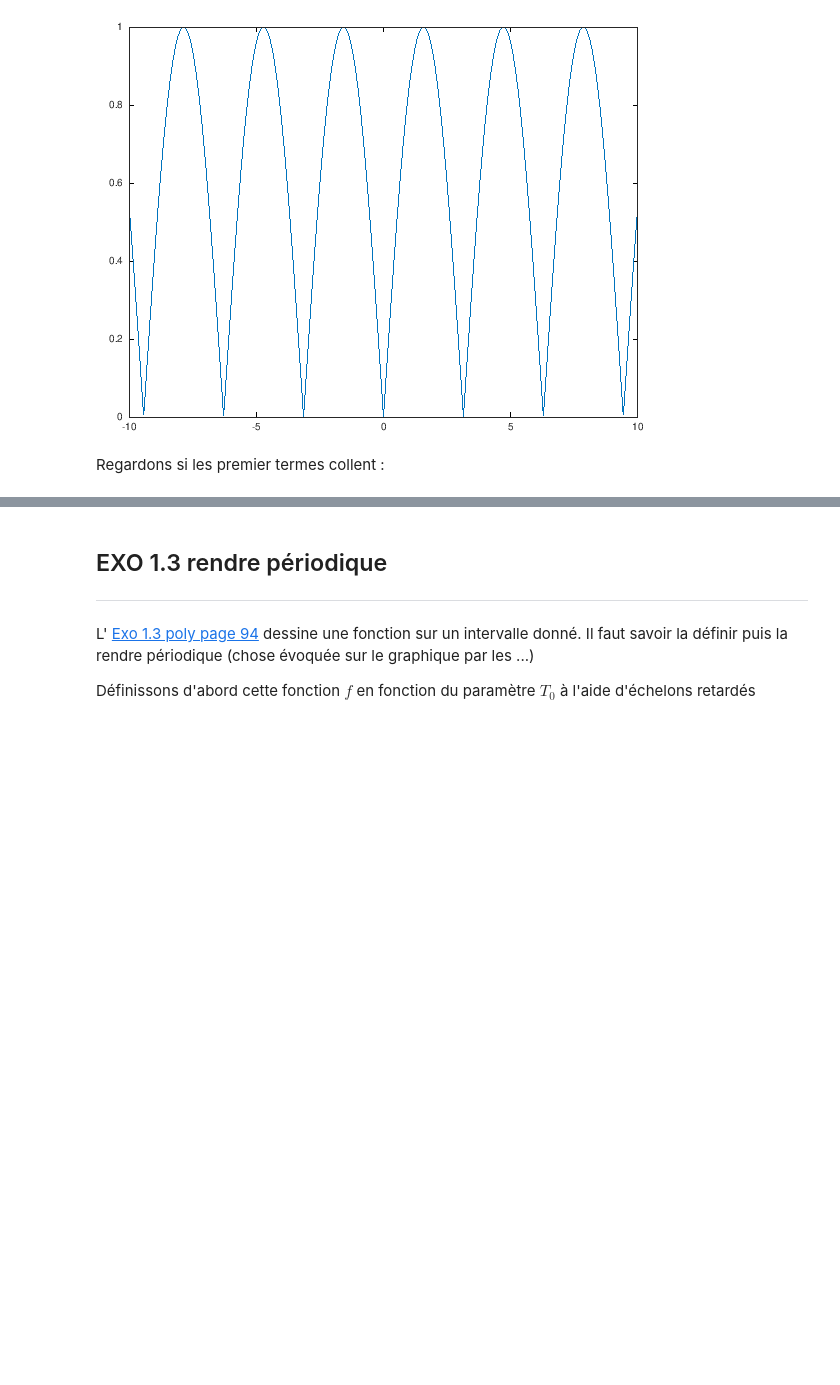
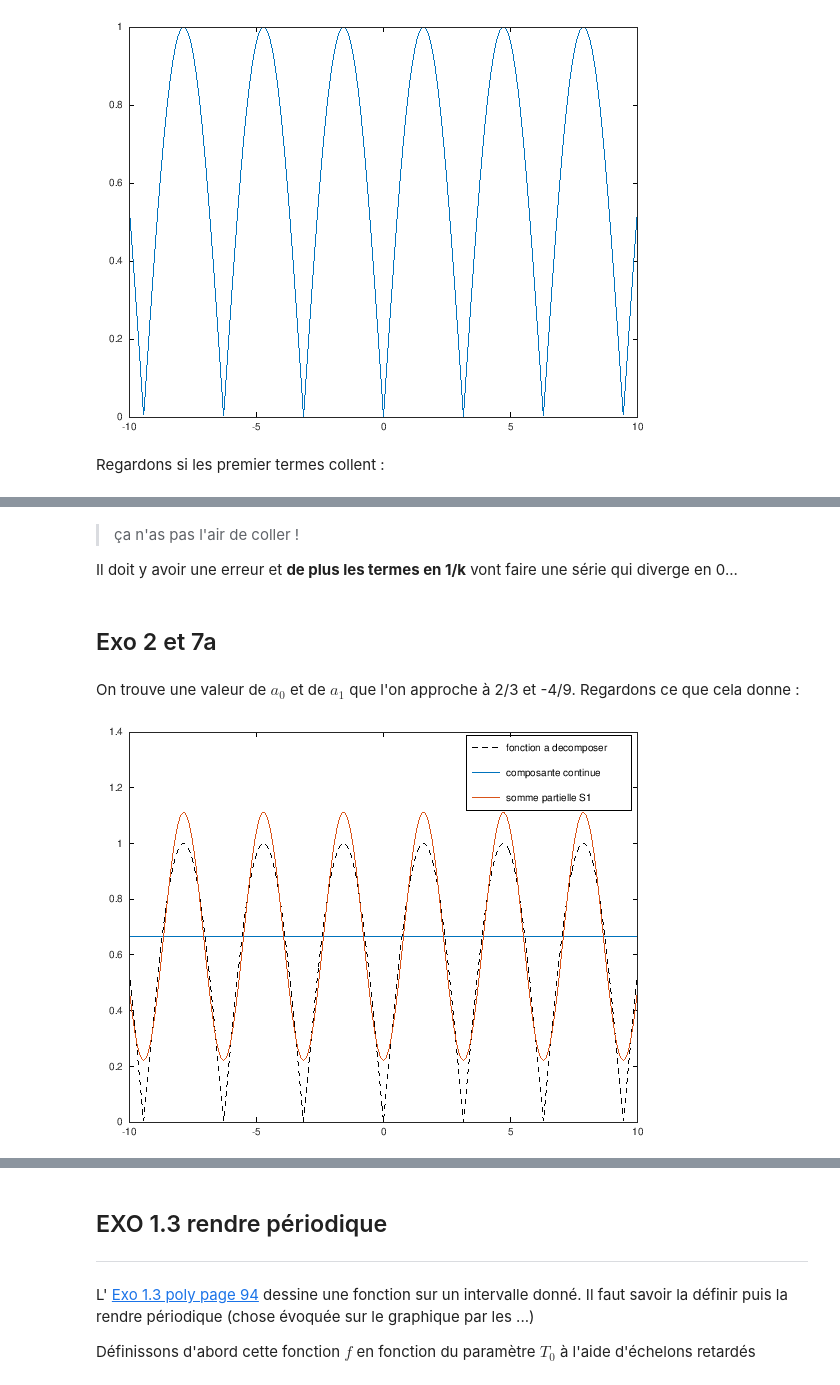
Before and after one commit to balaise31/Signal, a Jupyter notebook: continu/td/notebooks/SDF_bac_a_sable.ipynb, the cells around one changed output, grey strips where cells are left out. Saved outputs shown, nothing was run; the diff lists cells and outputs as text; code cells hidden in the pictures; blank space fills up the shorter version.

```diff
--- a/continu/td/notebooks/SDF_bac_a_sable.ipynb
+++ b/continu/td/notebooks/SDF_bac_a_sable.ipynb
@@ -49,0 +49,20 @@ plot(tt,fperio(tt),'k--')
+# %% [markdown]
+> ça n'as pas l'air de coller !
+
+Il doit y avoir une erreur et **de plus les termes en 1/k** vont faire une série qui diverge en 0...
+# %% [markdown]
+## Exo 2 et 7a
+# %% [markdown]
+On trouve une valeur de $a_0$ et de $a_1$ que l'on approche à 2/3 et -4/9.
+Regardons ce que cela donne :
+# %%
+plot(t,fperio(t),'k--'); hold on;
+
+cc = cos(0*t)*2/3;
+plot(t,cc)
+
+S1 = cc -4/9 * cos(t*2);
+plot(t,S1)
+legend(['fonction a decomposer';'composante continue'; 'somme partielle S1'])
+# %% [output]
+[figure, added]
```
Also changed, not shown: parts of 7 cells of this notebook, 4 other files.
